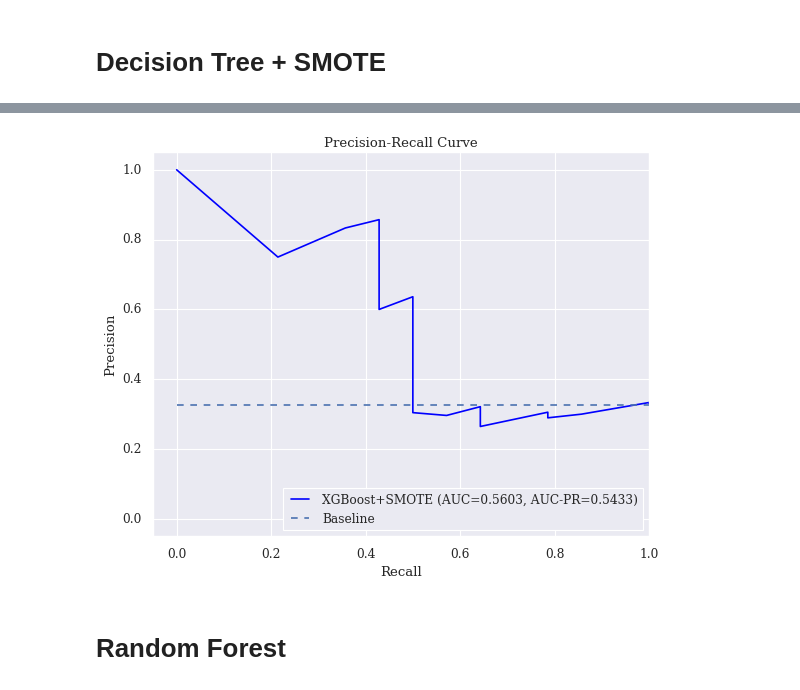
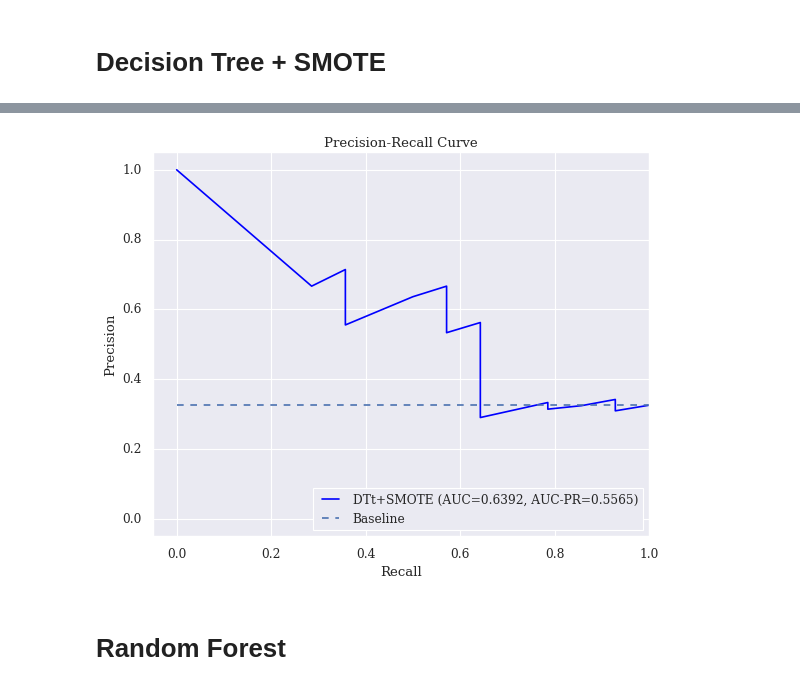
Before and after one commit to Anissima/Depression, a Jupyter notebook: Classification_combination_all_features_ROC_universal.ipynb, the cells around one changed output, grey strips where cells are left out. Drawn from its saved outputs; the diff is of its cells as text; code cells hidden in the pictures.

```diff
--- a/Classification_combination_all_features_ROC_universal.ipynb
+++ b/Classification_combination_all_features_ROC_universal.ipynb
@@ -934,27 +845,27 @@ plt.show()
 # %%
 # calculate precision-recall curve
 precision_dt_s, recall_dt_s, _ = precision_recall_curve(y_true_all, y_pred_proba_all)
 f1_dt_s = f1_score(y_true_all, y_pred_all)
 auc_pr_dt_s = average_precision_score(y_true_all, y_pred_proba_all)
 
 
 plt.figure(figsize=(8, 6))
 
-plt.plot(recall_dt_s, precision_dt_s,label=f"XGBoost+SMOTE (AUC={auc_dt_s:.4f}, AUC-PR={auc_pr_dt_s:.4f})", linestyle="-", color='blue')
+plt.plot(recall_dt_s, precision_dt_s,label=f"DTt+SMOTE (AUC={auc_dt_s:.4f}, AUC-PR={auc_pr_dt_s:.4f})", linestyle="-", color='blue')
 
 #plt.plot(recall_lr, precision_lr,label="LR, AUC="+str(auc_lr), linestyle="-", color='blue')
 baseline = np.sum(y_true_all)/ len(y_true_all)
 plt.plot([0, 1], [baseline, baseline], linestyle='--', label='Baseline')# Customize axis scale
 plt.xlim([-0.05, 1.0])  # Fixed x-axis (0 to 1)
 plt.ylim([-0.05, 1.05])  # Fixed y-axis (0 to 1.05)
 # Labels & legend
 plt.xlabel('Recall')
 plt.ylabel('Precision')
 plt.title('Precision-Recall Curve')
 plt.legend(loc=4)
 plt.show()
 # %% [output]
-[figure, old version]
+[figure, new version]
 # %% [markdown]
 # Random Forest
 # %%
```
Also changed, not shown: parts of 21 cells of this notebook.
